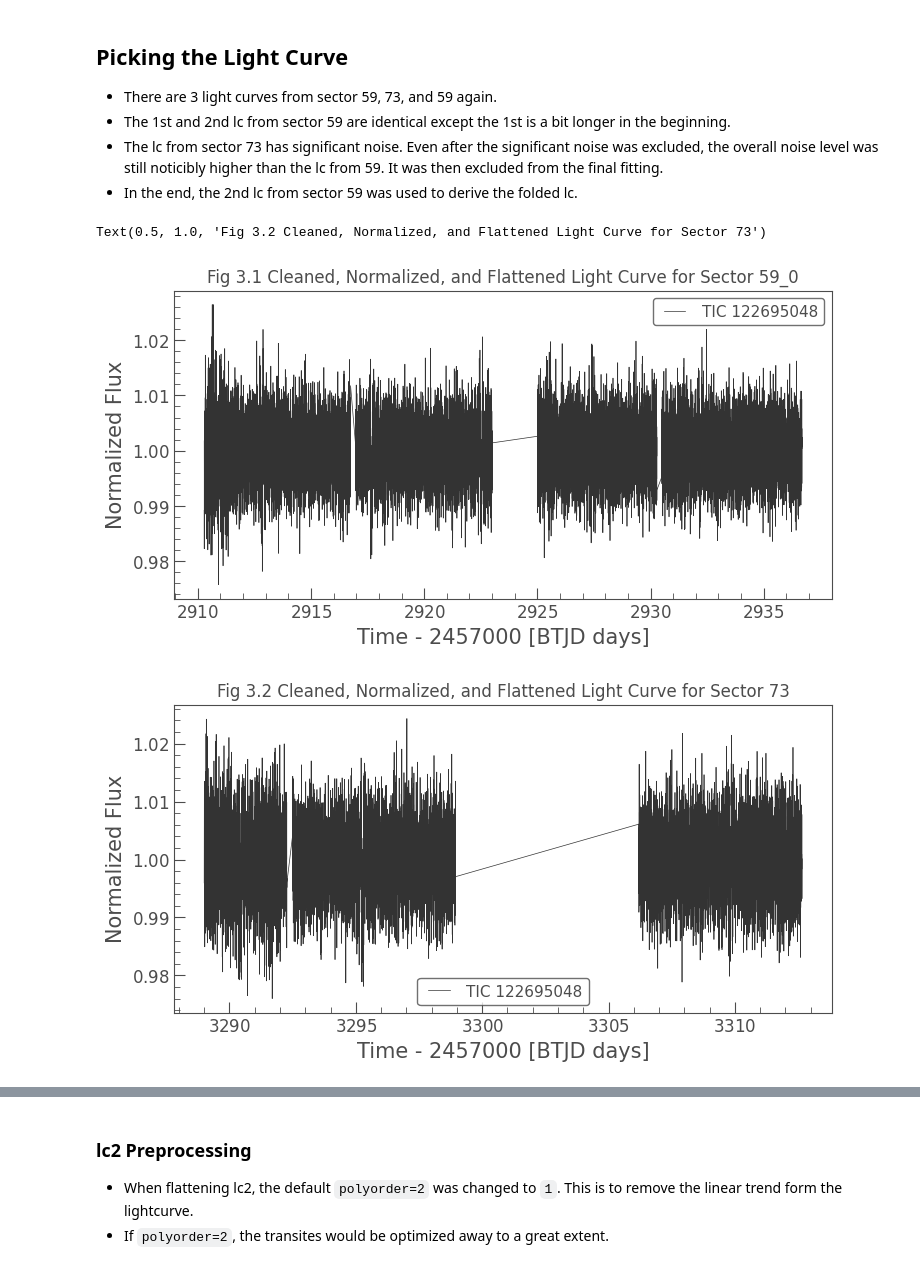
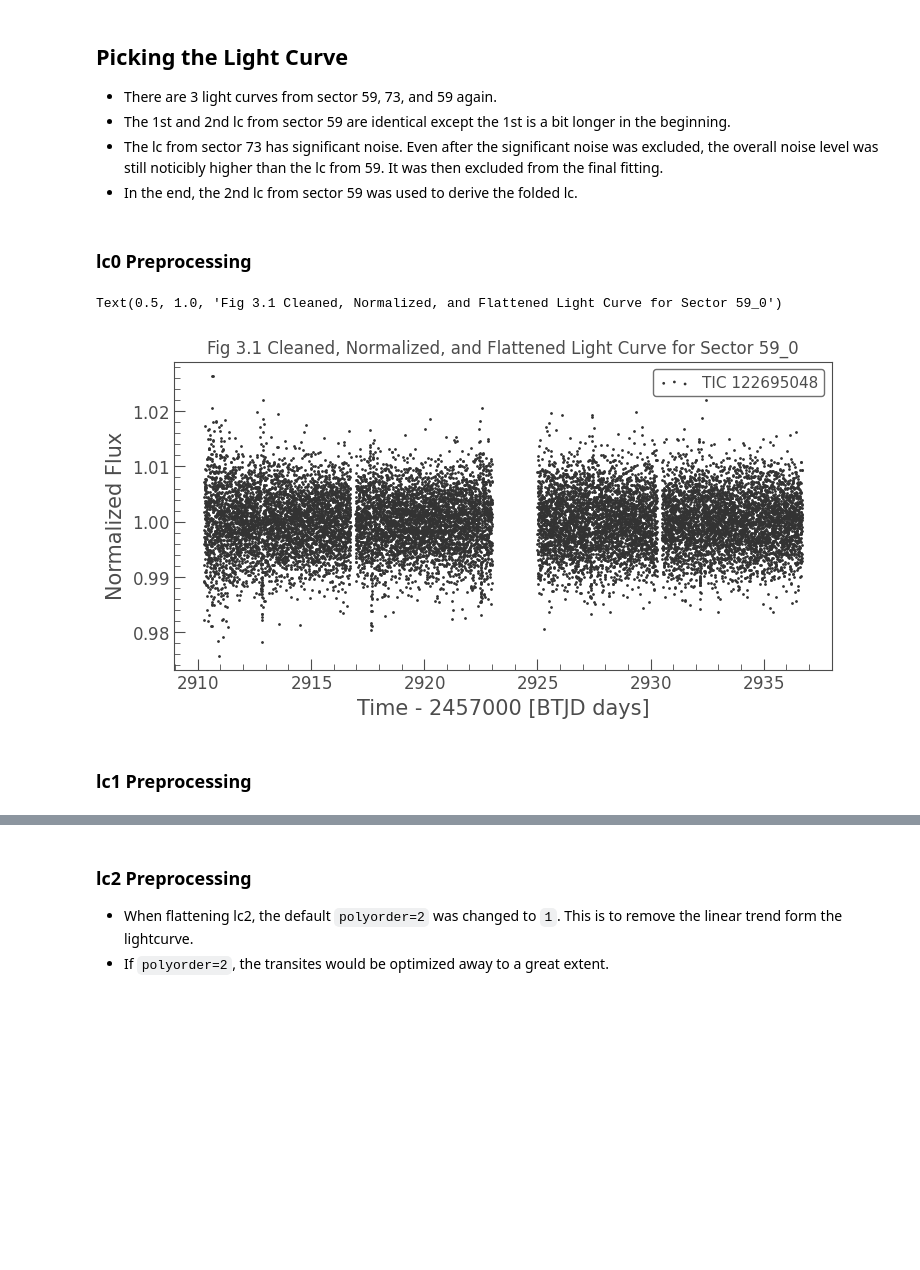
Before and after one commit to sophia268238/astronomy_ml, a Jupyter notebook: notebooks/TOI_3726.ipynb, the cells around one changed output, grey strips where cells are left out. Drawn from its saved outputs; the diff is of its cells as text; code cells hidden in the pictures; blank space fills up the shorter version.

```diff
--- a/notebooks/TOI_3726.ipynb
+++ b/notebooks/TOI_3726.ipynb
@@ -52,5 +55,10 @@ Text(0.5, 1.0, 'Fig 1.1 Sample Frame of Target ID: 122695048, Cadence: 1482118')
 ## Aperature Note
 - Suprisingly, the aperture is not on the brighter region of the cut-out!
 - Does it mean TOI-3726 is the dimmer of the 2 neighboring stars?
+# %%
+custom_mask = np.array(t0.pipeline_mask)
+# custom_mask[:, :] = False
+# custom_mask[8:9, 7:8] = True
+# custom_mask
 # %%
 # Show the pipeline_mask
@@ -60,9 +69,12 @@ plt.title("Fig 1.2 Sample Aperture of Target ID: 122695048, Cadence: 1211623")
 Text(0.5, 1.0, 'Fig 1.2 Sample Aperture of Target ID: 122695048, Cadence: 1211623')
 [figure]
 # %%
-lc0 = t0.to_lightcurve(aperture_mask='pipeline');
-lc1 = t1.to_lightcurve(aperture_mask='pipeline');
-lc2 = t2.to_lightcurve(aperture_mask='pipeline');
+# lc0 = t0.to_lightcurve(aperture_mask='pipeline');
+# lc1 = t1.to_lightcurve(aperture_mask='pipeline');
+# lc2 = t2.to_lightcurve(aperture_mask='pipeline');
+lc0 = t0.to_lightcurve(aperture_mask=custom_mask);
+lc1 = t1.to_lightcurve(aperture_mask=custom_mask);
+lc2 = t2.to_lightcurve(aperture_mask=custom_mask);
 # %% [markdown]
 ## Plot the Raw Flux
 - Plotting the 3rd lc in scatted plot makes the transits stand out more.
@@ -84,23 +98,18 @@ Text(0.5, 1.0, 'Fig 2.3 Raw Light Curve of Sector 59_1')
 - The 1st and 2nd lc from sector 59 are identical except the 1st is a bit longer in the beginning.
 - The lc from sector 73 has significant noise. Even after the significant noise was excluded, the overall noise level was still noticibly higher than the lc from 59. It was then excluded from the final fitting.
 - In the end, the 2nd lc from sector 59 was used to derive the folded lc.
+# %% [markdown]
+### lc0 Preprocessing
 # %%
 mask0 = ((lc0.time.value > 2900) & (lc0.time.value < 2923)) | (lc0.time.value >= 2925)
 lc0_clean = lc0[mask0]
 lc0_clean = lc0_clean.remove_outliers(sigma=5)
 lc0_clean = lc0_clean.normalize()
 lc0_clean = lc0_clean.flatten(polyorder=1)
-lc0_clean.plot()
+lc0_clean.scatter()
 plt.title("Fig 3.1 Cleaned, Normalized, and Flattened Light Curve for Sector 59_0")
-
-mask1 = ((lc1.time.value >= 3289) & (lc1.time.value <= 3299)) | (lc1.time.value >=3304)
-lc1_clean = lc1[mask1]
-lc1_clean = lc1_clean.remove_outliers(sigma=5)
-lc1_clean = lc1_clean.flatten(polyorder=1)
-lc1_clean = lc1_clean.normalize()
-lc1_clean.plot()
-plt.title("Fig 3.2 Cleaned, Normalized, and Flattened Light Curve for Sector 73")
 # %% [output]
-Text(0.5, 1.0, 'Fig 3.2 Cleaned, Normalized, and Flattened Light Curve for Sector 73')
+Text(0.5, 1.0, 'Fig 3.1 Cleaned, Normalized, and Flattened Light Curve for Sector 59_0')
-[figure, old version]
+[figure, new version]
-[figure, removed]
+# %% [markdown]
+### lc1 Preprocessing
```
Also changed, not shown: parts of 14 cells of this notebook, 5 other files.
